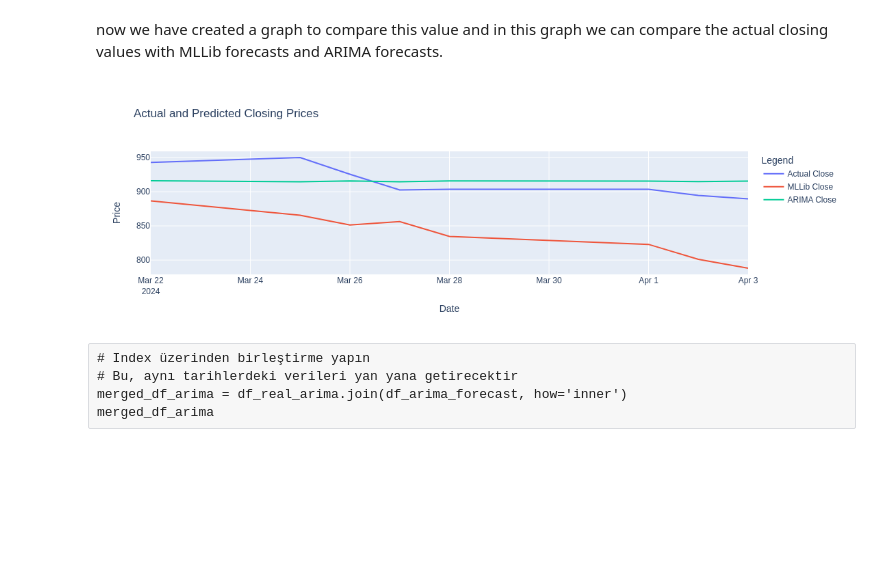
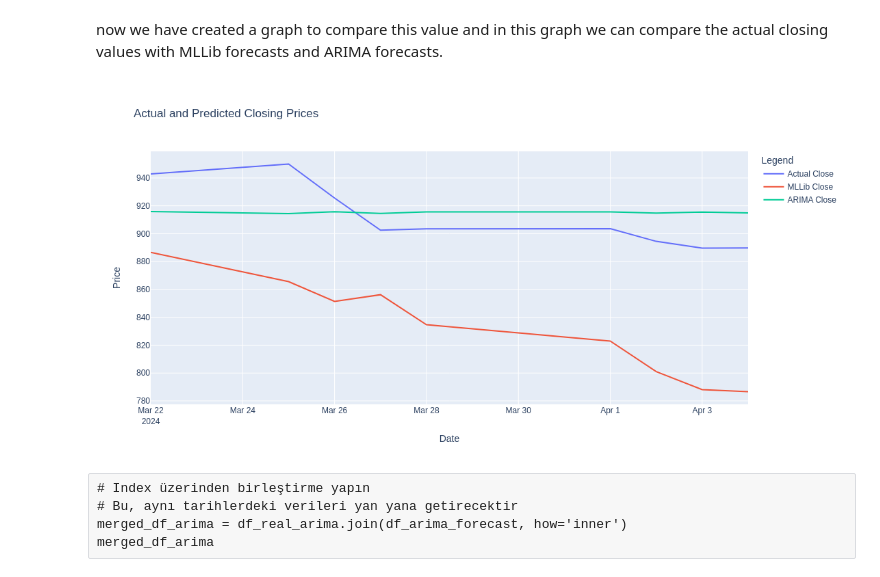
Before and after one commit to TunahanINCE/Machine-Learning-Models-for-Predicting-Stock-Market-Closing-Prices, a Jupyter notebook: TunahanINCE.ipynb, the cells around one changed output. Drawn from its saved outputs; the diff is of its cells as text; code cells hidden in the pictures; blank space fills up the shorter version.

```diff
--- a/TunahanINCE.ipynb
+++ b/TunahanINCE.ipynb
@@ -716,35 +719,37 @@ import plotly.graph_objs as go
 # Create Plotly Scatter objects
 trace_actual = go.Scatter(
     x=merged_df.index,
     y=merged_df['Close'],
     mode='lines',
     name='Actual Close'
 )
 trace_MLLib = go.Scatter(
     x=merged_df.index,
     y=merged_df['MLLib_Close'],
     mode='lines',
     name='MLLib Close'
 )
 trace_ARIMA = go.Scatter(
     x=merged_df.index,
     y=merged_df['ARIMA_Close'],
     mode='lines',
     name='ARIMA Close'
 )
 # Create and show the combined graph
 fig = go.Figure(data=[trace_actual, trace_MLLib,trace_ARIMA])
 #fig = go.Figure(data=[trace_arima_actual])
 fig.update_layout(
     title='Actual and Predicted Closing Prices',
     xaxis_title='Date',
     yaxis_title='Price',
-    legend_title='Legend'
+    legend_title='Legend',
+    width = 1100,
+    height = 550
 )
 
 fig.show()
 # %% [output]
-[figure, old version]
+[figure, new version]
 # %% [raw]
 # Index üzerinden birleştirme yapın
 # Bu, aynı tarihlerdeki verileri yan yana getirecektir
```
Also changed, not shown: parts of 53 cells of this notebook.
